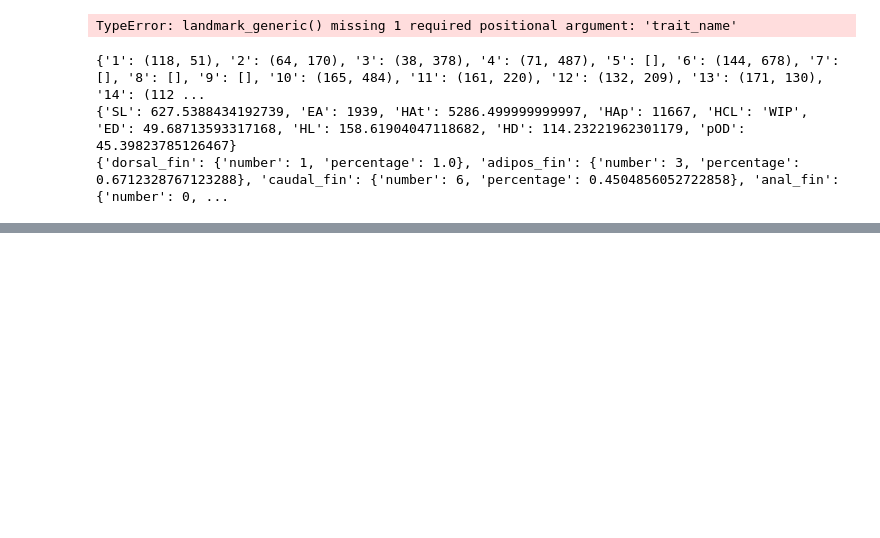
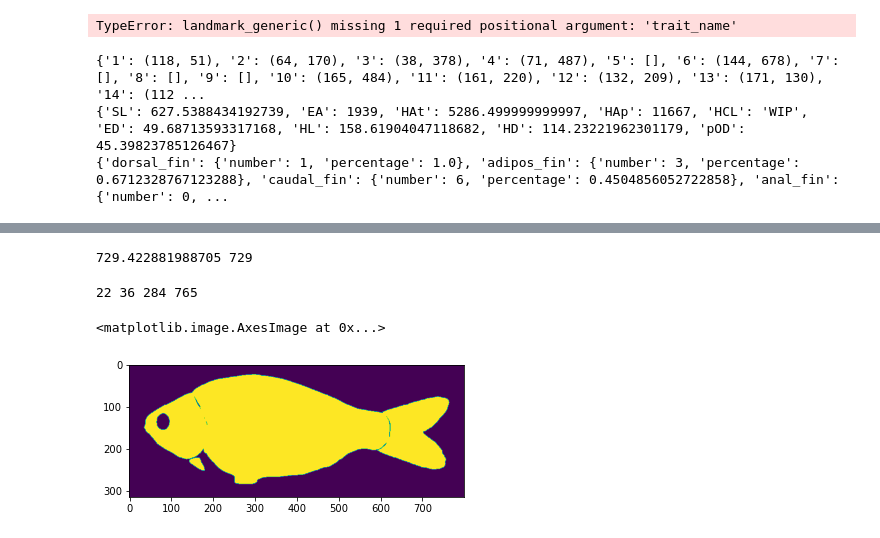
Before and after one commit to hdr-bgnn/Morphology-analysis, a Jupyter notebook: Scripts/Morphology_dev.ipynb, the cells around one changed output, grey strips where cells are left out. Drawn from its saved outputs; the diff is of its cells as text; code cells hidden in the pictures; blank space fills up the shorter version.

```diff
--- a/Scripts/Morphology_dev.ipynb
+++ b/Scripts/Morphology_dev.ipynb
@@ -455,0 +537,39 @@ print(img_seg_2.presence_matrix)
+# %%
+head_trunk_caudal = img_seg.combine_trait_mask(['head','trunk','caudal_fin'])
+trait_region= img_seg.clean_trait_region(head_trunk_caudal)
+orientation = trait_region.orientation
+xb0, yb0, xb1, yb1 = trait_region.bbox
+len1 =(yb1-yb0)/math.sin(orientation)
+bbox_len = yb1-yb0
+print(len1, bbox_len)
+# %% [output]
+729.422881988705 729
+# %%
+# Develop a tool to visualize the box around biggest blob for one specific trait
+# Draw a bbox
+# importing image object from PIL
+from PIL import Image, ImageDraw
+
+
+top, left, bottom, right = trait_region.bbox
+wide = bottom-top
+height = right-left
+shape = [(left, top), (right,bottom)]
+
+# creating new Image object
+img_arr = img_seg.img_arr
+img = Image.fromarray(img_arr)
+img1 = ImageDraw.Draw(img)
+
+# create rectangle image
+img1 = ImageDraw.Draw(img)
+img1.rectangle(shape, outline ="red")
+img
+print(top, left, bottom, right)
+# %% [output]
+22 36 284 765
+# %%
+plt.imshow(head_trunk_caudal)
+# %% [output]
+<matplotlib.image.AxesImage at 0x...>
+[figure, added]
```
Also changed, not shown: parts of 21 cells of this notebook, 1 other file.
